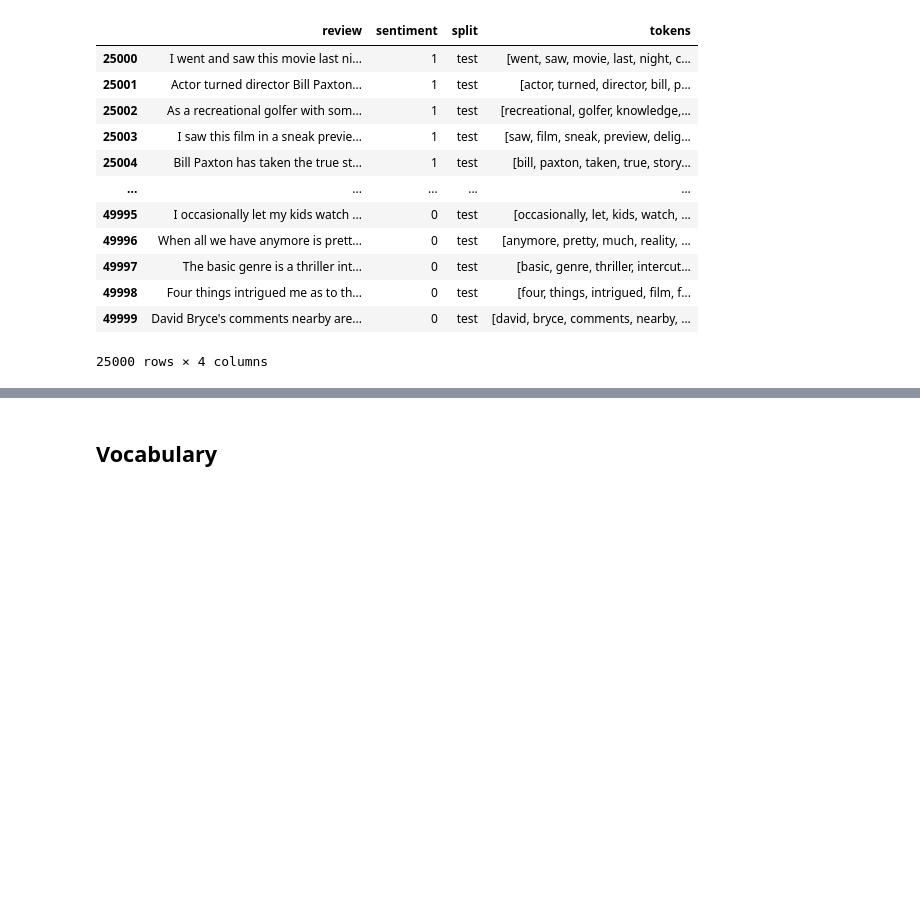
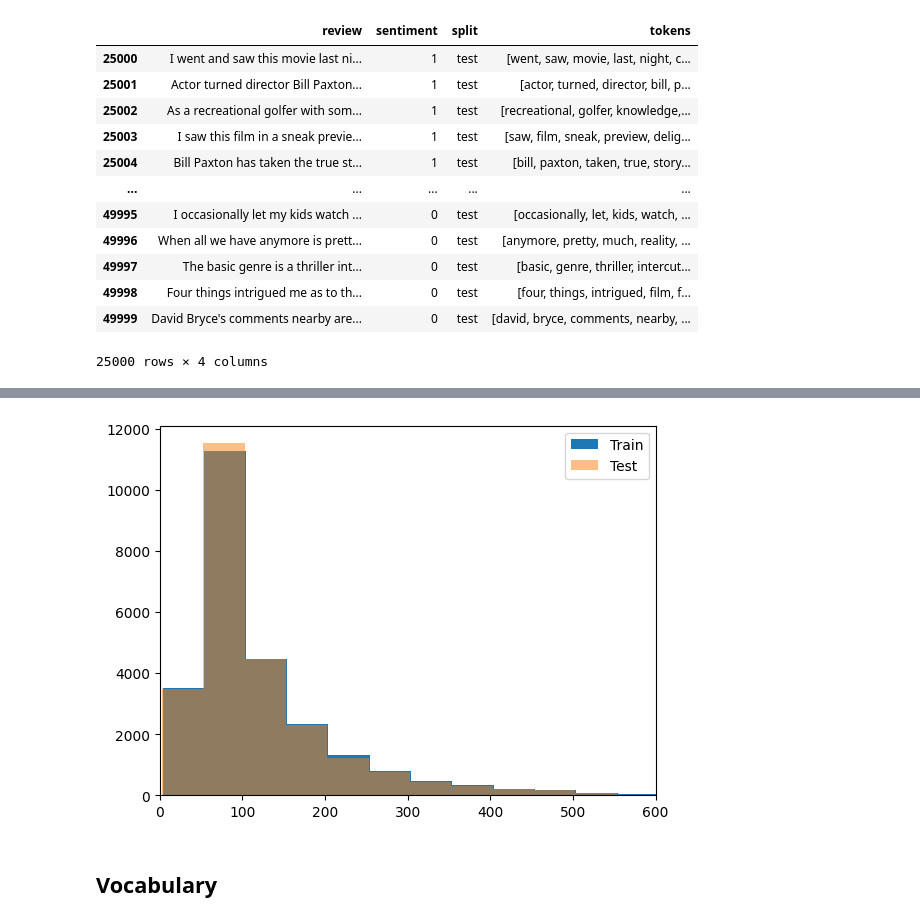
Before and after one commit to BaHaMuT-J/Sentiment-Analysis-and-Model-Comparison, a Jupyter notebook: Sentiment.ipynb, the cells around one changed output, grey strips where cells are left out. Saved outputs shown, nothing was run; the diff lists cells and outputs as text; code cells hidden in the pictures; blank space fills up the shorter version.

```diff
--- a/Sentiment.ipynb
+++ b/Sentiment.ipynb
@@ -140,3 +188,12 @@ imdb_df_test
+# %%
+# Plot both histogram to see their difference
+plt.hist(review_length_train, bins=bins_train, label="Train")
+plt.hist(review_length_test, bins=bins_test, alpha=0.5, label="Test")
+plt.xlim(0, 600)
+plt.legend()
+plt.show()
+# %% [output]
+[figure, added]
 # %% [markdown]
 ## Vocabulary
 # %%
```
Also changed, not shown: parts of 4 cells of this notebook.
